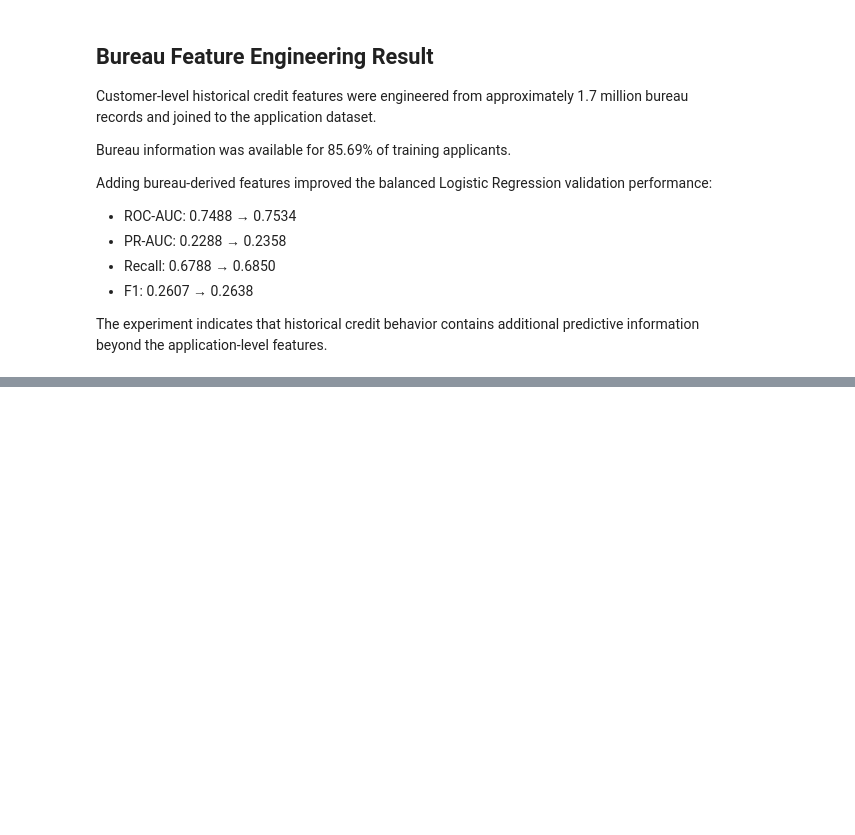
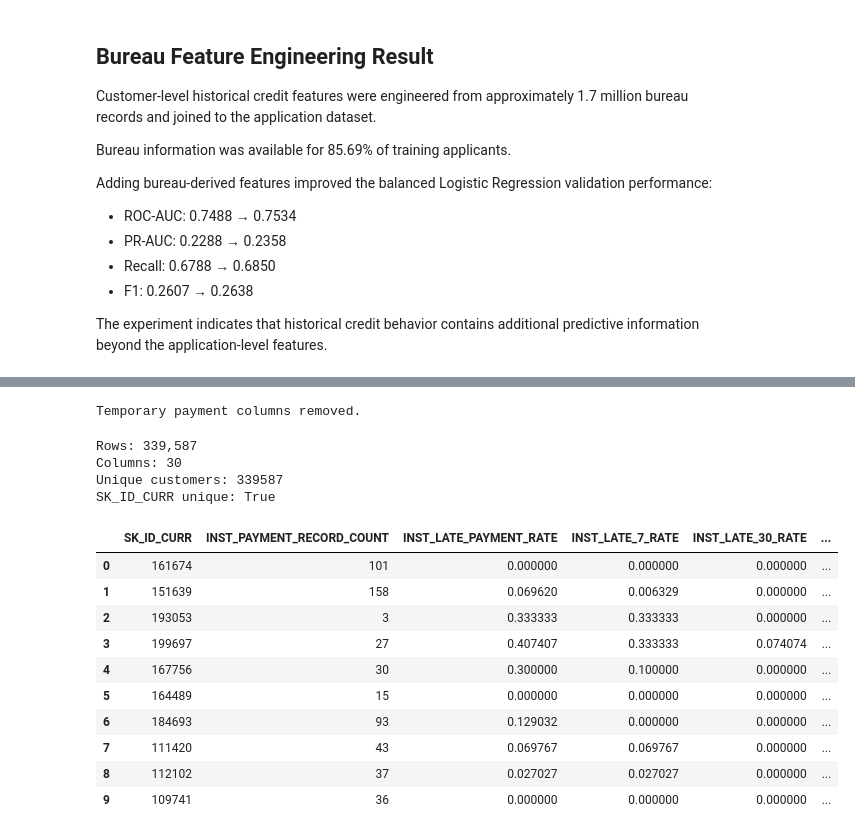
Before and after one commit to Ayfernaz-Baygin/creditlens-ai, a Jupyter notebook: notebooks/03_relational_feature_engineering.ipynb, the cells around one changed output, grey strips where cells are left out. Cells and saved outputs as stored; diff of their text form; code cells hidden in the pictures; blank space fills up the shorter version.

```diff
--- a/notebooks/03_relational_feature_engineering.ipynb
+++ b/notebooks/03_relational_feature_engineering.ipynb
@@ -781,0 +1943,30 @@ The experiment indicates that historical credit behavior contains additional pre
+# %%
+installments.drop(
+    columns=[
+        "__SHORTFALL",
+        "__UNDERPAID"
+    ],
+    inplace=True
+)
+
+gc.collect()
+
+print("Temporary payment columns removed.")
+# %% [output]
+Temporary payment columns removed.
+# %%
+installment_features = (
+    installment_base_features
+    .merge(
+        installment_dpd_features,
+        on="SK_ID_CURR",
+        how="left",
+        validate="one_to_one"
+    )
+    .merge(
+        installment_payment_features,
+        on="SK_ID_CURR",
+        how="left",
+        validate="one_to_one"
+    )
+)
@@ -781,0 +2003,46 @@ The experiment indicates that historical credit behavior contains additional pre
+# %%
+print(
+    f"Rows: {installment_features.shape[0]:,}"
+)
+
+print(
+    f"Columns: {installment_features.shape[1]}"
+)
+
+print(
+    "Unique customers:",
+    installment_features["SK_ID_CURR"].nunique()
+)
+
+print(
+    "SK_ID_CURR unique:",
+    installment_features["SK_ID_CURR"].is_unique
+)
+
+installment_features[
+    [
+        "SK_ID_CURR",
+        "INST_PAYMENT_RECORD_COUNT",
+        "INST_LATE_PAYMENT_RATE",
+        "INST_LATE_7_RATE",
+        "INST_LATE_30_RATE",
+        "INST_UNDERPAID_RATE",
+        "INST_PAYMENT_TO_INSTALMENT_RATIO"
+    ]
+].head(10)
+# %% [output]
+Rows: 339,587
+Columns: 30
+Unique customers: 339587
+SK_ID_CURR unique: True
+|  | SK_ID_CURR | INST_PAYMENT_RECORD_COUNT | INST_LATE_PAYMENT_RATE | INST_LATE_7_RATE | INST_LATE_30_RATE | ... |
+| 0 | 161674 | 101 | 0.000000 | 0.000000 | 0.000000 | ... |
+| 1 | 151639 | 158 | 0.069620 | 0.006329 | 0.000000 | ... |
+| 2 | 193053 | 3 | 0.333333 | 0.333333 | 0.000000 | ... |
+| 3 | 199697 | 27 | 0.407407 | 0.333333 | 0.074074 | ... |
+| 4 | 167756 | 30 | 0.300000 | 0.100000 | 0.000000 | ... |
+| 5 | 164489 | 15 | 0.000000 | 0.000000 | 0.000000 | ... |
+| 6 | 184693 | 93 | 0.129032 | 0.000000 | 0.000000 | ... |
+| 7 | 111420 | 43 | 0.069767 | 0.069767 | 0.000000 | ... |
+| 8 | 112102 | 37 | 0.027027 | 0.027027 | 0.000000 | ... |
+| 9 | 109741 | 36 | 0.000000 | 0.000000 | 0.000000 | ... |
```
Also changed, not shown: parts of 72 cells of this notebook, 4 other files.
